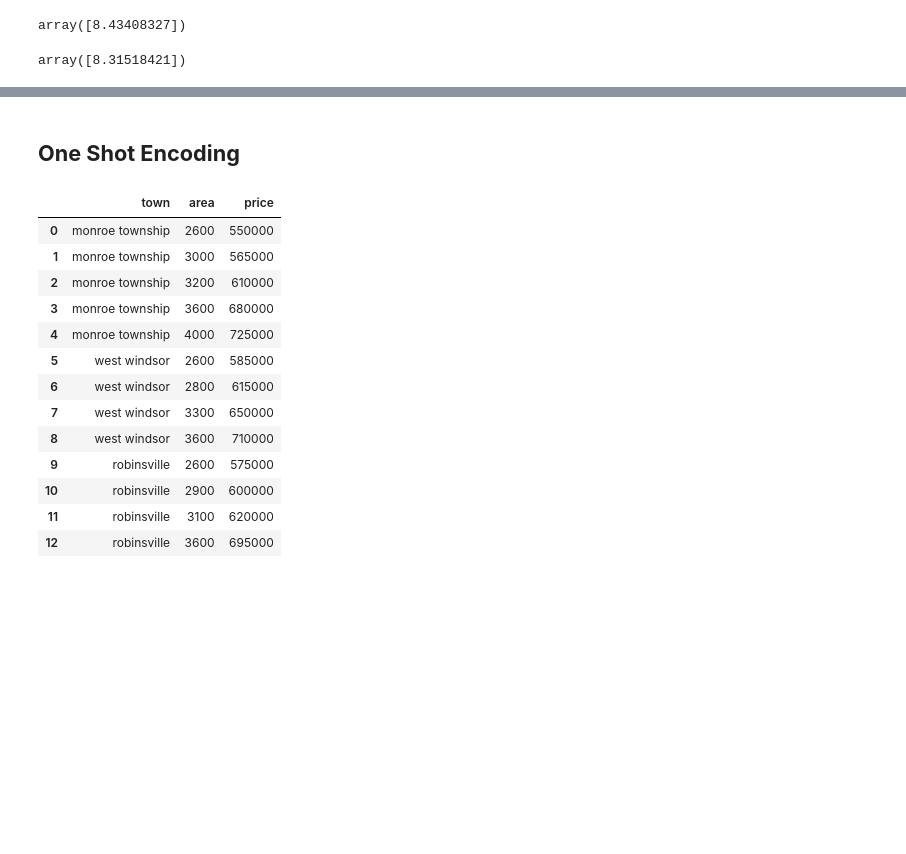
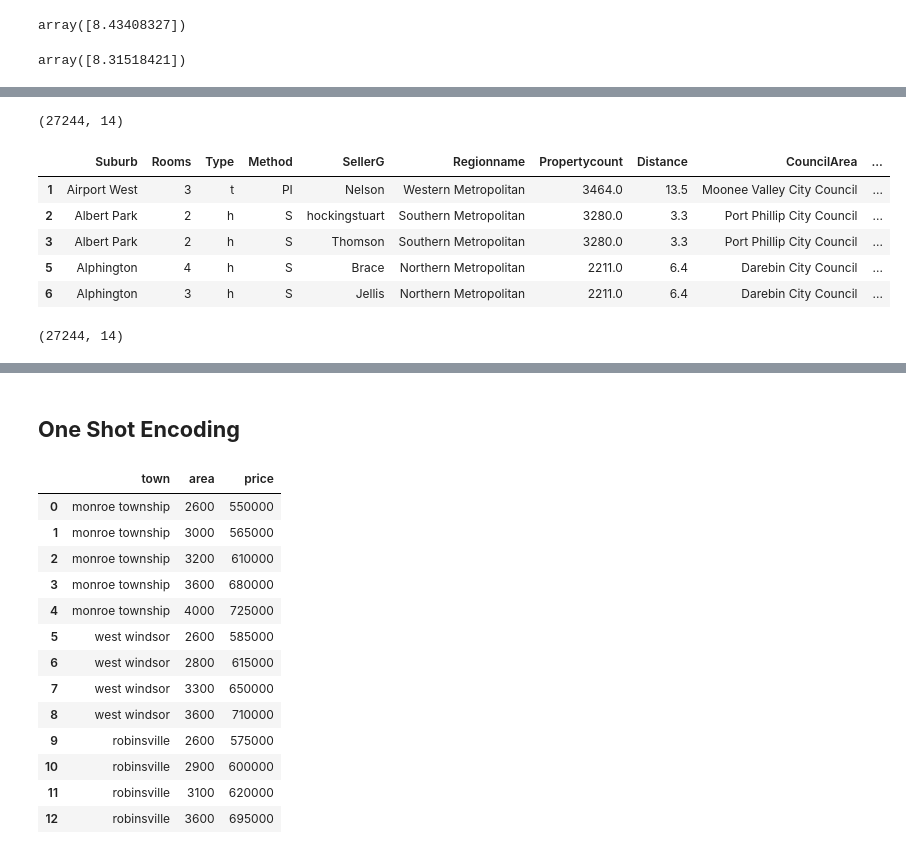
Before and after one commit to Emon3469/Machine-Learning, a Jupyter notebook: machine_learning.ipynb, the cells around one changed output, grey strips where cells are left out. Cells and saved outputs as stored; diff of their text form; code cells hidden in the pictures; blank space fills up the shorter version.

```diff
--- a/machine_learning.ipynb
+++ b/machine_learning.ipynb
@@ -336,0 +409,22 @@ array([8.31518421])
+# %%
+cols_to_fill_zero = ['Propertycount', 'Distance', 'Bathroom', 'Car']
+dataset[cols_to_fill_zero] = dataset[cols_to_fill_zero].astype(float).fillna(0)
+
+dataset['Landsize'] = dataset['Landsize'].fillna(dataset['Landsize'].mean())
+dataset['BuildingArea'] = pd.to_numeric(dataset['BuildingArea'], errors='coerce')
+dataset['BuildingArea'] = dataset['BuildingArea'].fillna(dataset['BuildingArea'].mean())
+# %%
+dataset.dropna(inplace=True)
+# %%
+dataset.shape
+# %% [output]
+(27244, 14)
+# %%
+dataset.head()
+# %% [output]
+|  | Suburb | Rooms | Type | Method | SellerG | Regionname | Propertycount | Distance | CouncilArea | ... |
+| 1 | Airport West | 3 | t | PI | Nelson | Western Metropolitan | 3464.0 | 13.5 | Moonee Valley City Council | ... |
+| 2 | Albert Park | 2 | h | S | hockingstuart | Southern Metropolitan | 3280.0 | 3.3 | Port Phillip City Council | ... |
+| 3 | Albert Park | 2 | h | S | Thomson | Southern Metropolitan | 3280.0 | 3.3 | Port Phillip City Council | ... |
+| 5 | Alphington | 4 | h | S | Brace | Northern Metropolitan | 2211.0 | 6.4 | Darebin City Council | ... |
+| 6 | Alphington | 3 | h | S | Jellis | Northern Metropolitan | 2211.0 | 6.4 | Darebin City Council | ... |
@@ -336,0 +433,4 @@ array([8.31518421])
+# %%
+dataset.shape
+# %% [output]
+(27244, 14)
```
Also changed, not shown: parts of 14 cells of this notebook.
